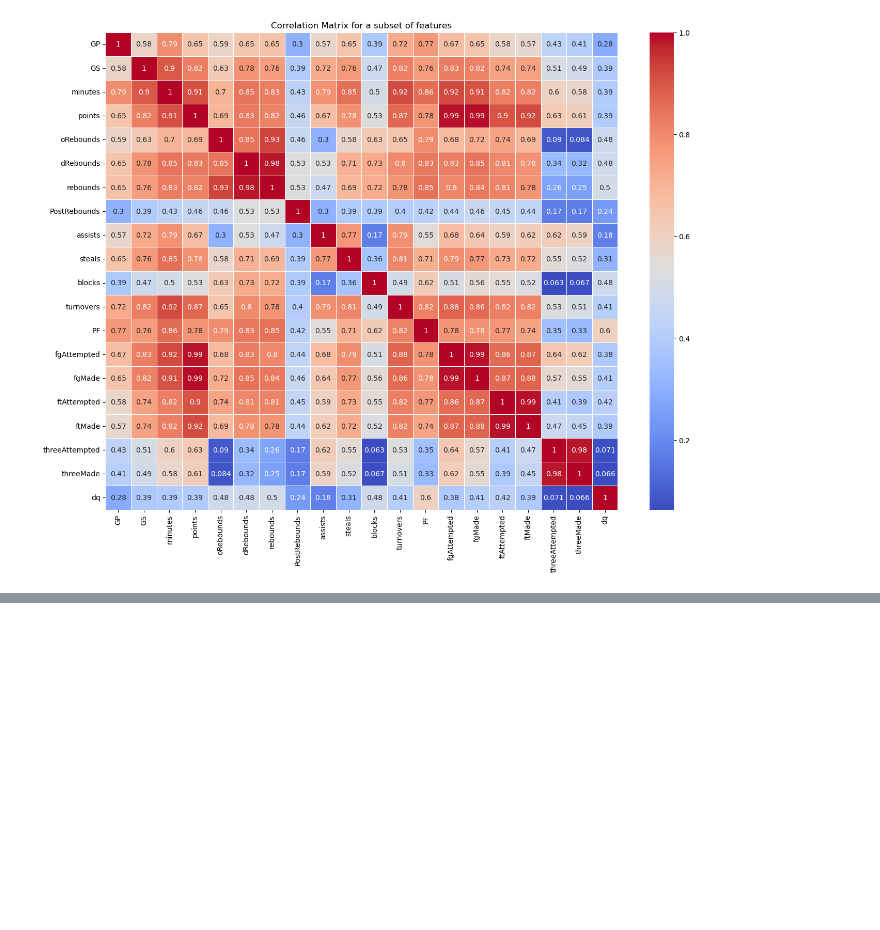
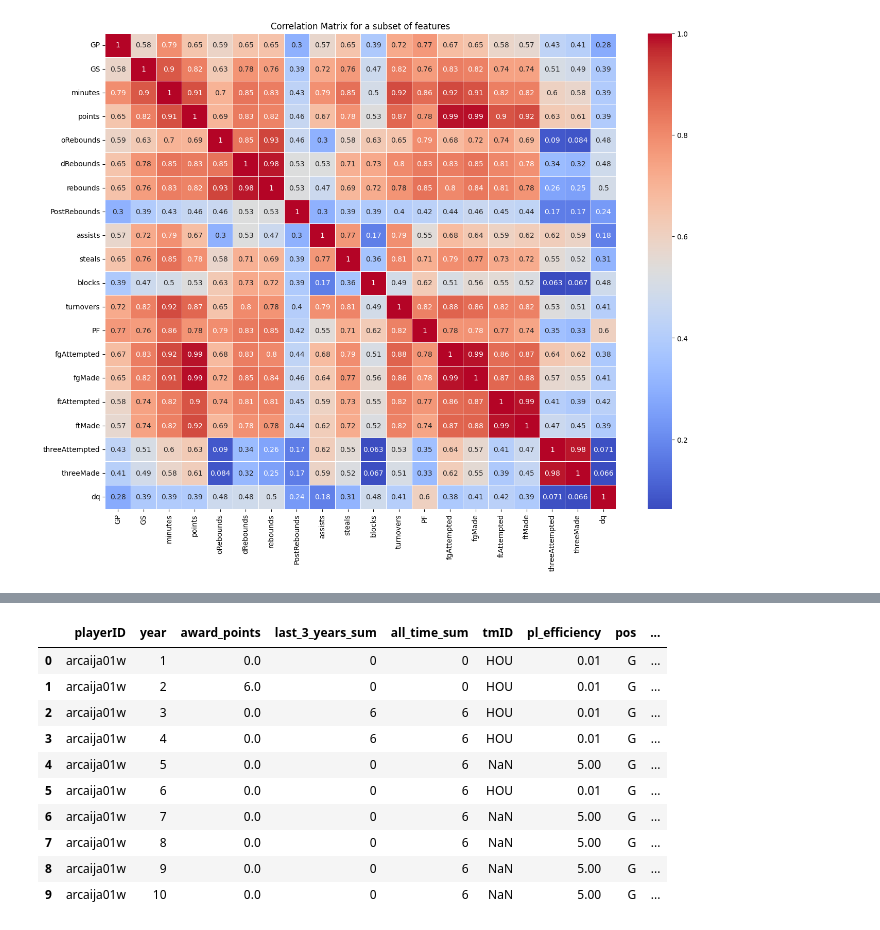
Before and after one commit to jmisidro/FEUP_ML, a Jupyter notebook: src/preparation.ipynb, the cells around one changed output, grey strips where cells are left out. Cells and saved outputs as stored; diff of their text form; code cells hidden in the pictures; blank space fills up the shorter version.

```diff
--- a/src/preparation.ipynb
+++ b/src/preparation.ipynb
@@ -99,6 +70,4 @@ for index, row in players.iterrows():
     # Check if the player is a coach and has never played
     if row['playerID'] in coaches['coachID'].values and pd.isna(row['pos']):
         # Remove the player from the DataFrame
-    # if playerID is in coaches, remove it
-    if row['playerID'] in coaches['coachID'].values and pd.isna(row['pos']):
         players.drop(index, inplace=True)
@@ -378,22 +327,0 @@ for col in columns_to_shift:
-# %%
-def fill_last_year_means_players(row):
-    """
-    Fills last year's statistics with the mean values for the specific year
-    for rows where last_year_allMinutes == 0.0.
-    """
-    if row['year'] != 1 and row['last_year_allMinutes'] == 0.0:
-        # Iterate through the last_year columns
-        for field in last_year_columns:
-            # Compute the mean of the specific year for the given field
-            mean_value = players_teams[players_teams['year'] == row['year']][field].mean()
-            row[field] = mean_value
-    return row
-
-# Identify the columns to fill
-last_year_columns = [f"last_year_{col}" for col in [
-    "allPoints", "allRebounds", "allAssists", "allSteals", "allBlocks",
-    "allFG", "allFTA", "allFT", "allTO", "allPF", "allFGA", "allTR", "allTRA", "allMinutes"
-]]
-
-# Apply the function row by row
-players_teams = players_teams.apply(fill_last_year_means_players, axis=1)
@@ -401,0 +345,6 @@ players_teams = players_teams.apply(fill_last_year_means_players, axis=1)
+# %%
+merged_result = pd.merge(merged_df, players_teams, on=['playerID', 'year'], how='left')
+# Fill NaN values with 5 (average efficiency)
+merged_result['pl_efficiency'] = merged_result['pl_efficiency'].fillna(5)
+
+merged_result.head(10)
@@ -402,3 +363,17 @@ players_teams = players_teams.apply(fill_last_year_means_players, axis=1)
 # %%
-#merge to the main dataframe
-merged_result = pd.merge(players_teams, merged_df, on=['playerID', 'year'], how='left')
+# merge the players_teams and players dataframes
+merged_result = merged_result.merge(players, on='playerID', how='left')
+merged_result.describe()
+merged_result.head(10)
+# %% [output]
+|  | playerID | year | award_points | last_3_years_sum | all_time_sum | tmID | pl_efficiency | pos | ... |
+| 0 | arcaija01w | 1 | 0.0 | 0 | 0 | HOU | 0.01 | G | ... |
+| 1 | arcaija01w | 2 | 6.0 | 0 | 0 | HOU | 0.01 | G | ... |
+| 2 | arcaija01w | 3 | 0.0 | 6 | 6 | HOU | 0.01 | G | ... |
+| 3 | arcaija01w | 4 | 0.0 | 6 | 6 | HOU | 0.01 | G | ... |
+| 4 | arcaija01w | 5 | 0.0 | 0 | 6 | NaN | 5.00 | G | ... |
+| 5 | arcaija01w | 6 | 0.0 | 0 | 6 | HOU | 0.01 | G | ... |
+| 6 | arcaija01w | 7 | 0.0 | 0 | 6 | NaN | 5.00 | G | ... |
+| 7 | arcaija01w | 8 | 0.0 | 0 | 6 | NaN | 5.00 | G | ... |
+| 8 | arcaija01w | 9 | 0.0 | 0 | 6 | NaN | 5.00 | G | ... |
+| 9 | arcaija01w | 10 | 0.0 | 0 | 6 | NaN | 5.00 | G | ... |
```
Also changed, not shown: parts of 38 cells of this notebook, 4 other files.
